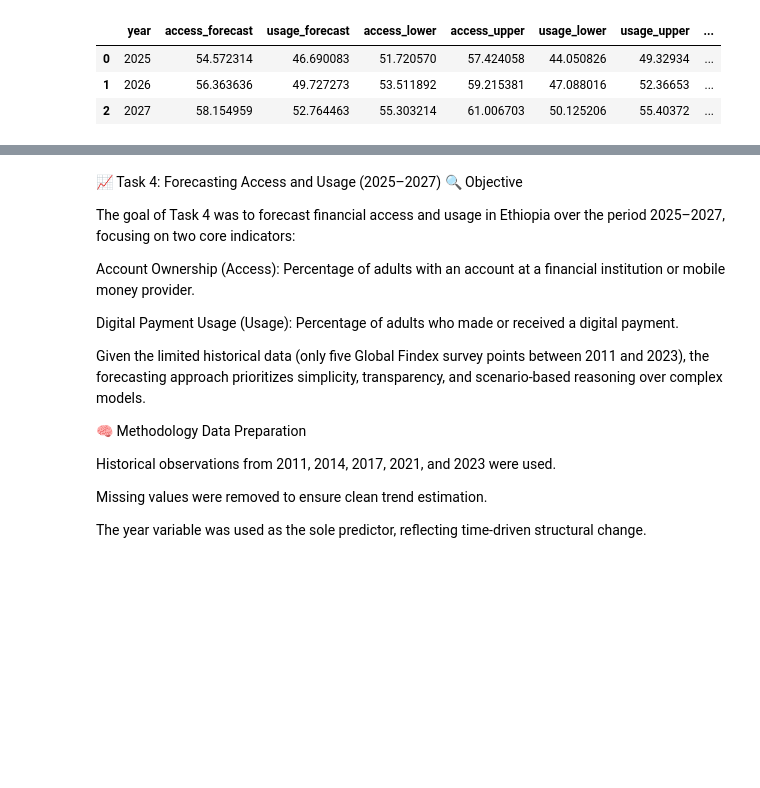
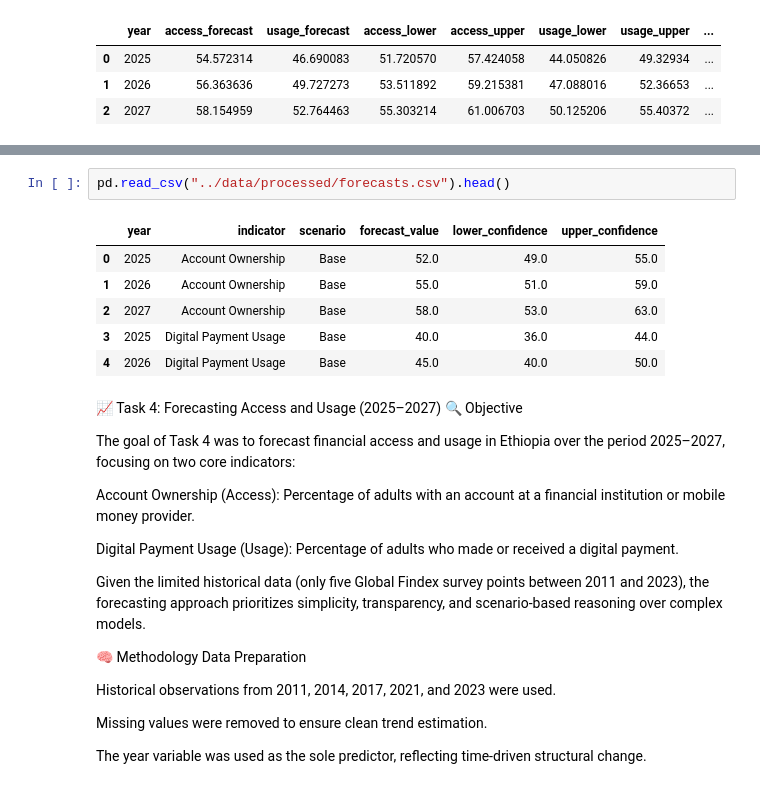
Before and after one commit to Lidiyafissha/Ethiopia-fi-forecast, a Jupyter notebook: notebooks/task_4_forecasting.ipynb, the cells around one changed output, grey strips where cells are left out. Drawn from its saved outputs; the diff is of its cells as text; blank space fills up the shorter version.

```diff
--- a/notebooks/task_4_forecasting.ipynb
+++ b/notebooks/task_4_forecasting.ipynb
@@ -147,3 +224,12 @@ future_years
+# %%
+pd.read_csv("../data/processed/forecasts.csv").head()
+# %% [output]
+|  | year | indicator | scenario | forecast_value | lower_confidence | upper_confidence |
+| 0 | 2025 | Account Ownership | Base | 52.0 | 49.0 | 55.0 |
+| 1 | 2026 | Account Ownership | Base | 55.0 | 51.0 | 59.0 |
+| 2 | 2027 | Account Ownership | Base | 58.0 | 53.0 | 63.0 |
+| 3 | 2025 | Digital Payment Usage | Base | 40.0 | 36.0 | 44.0 |
+| 4 | 2026 | Digital Payment Usage | Base | 45.0 | 40.0 | 50.0 |
 # %% [markdown]
 📈 Task 4: Forecasting Access and Usage (2025–2027)
 🔍 Objective
```
Also changed, not shown: parts of 2 cells of this notebook.
